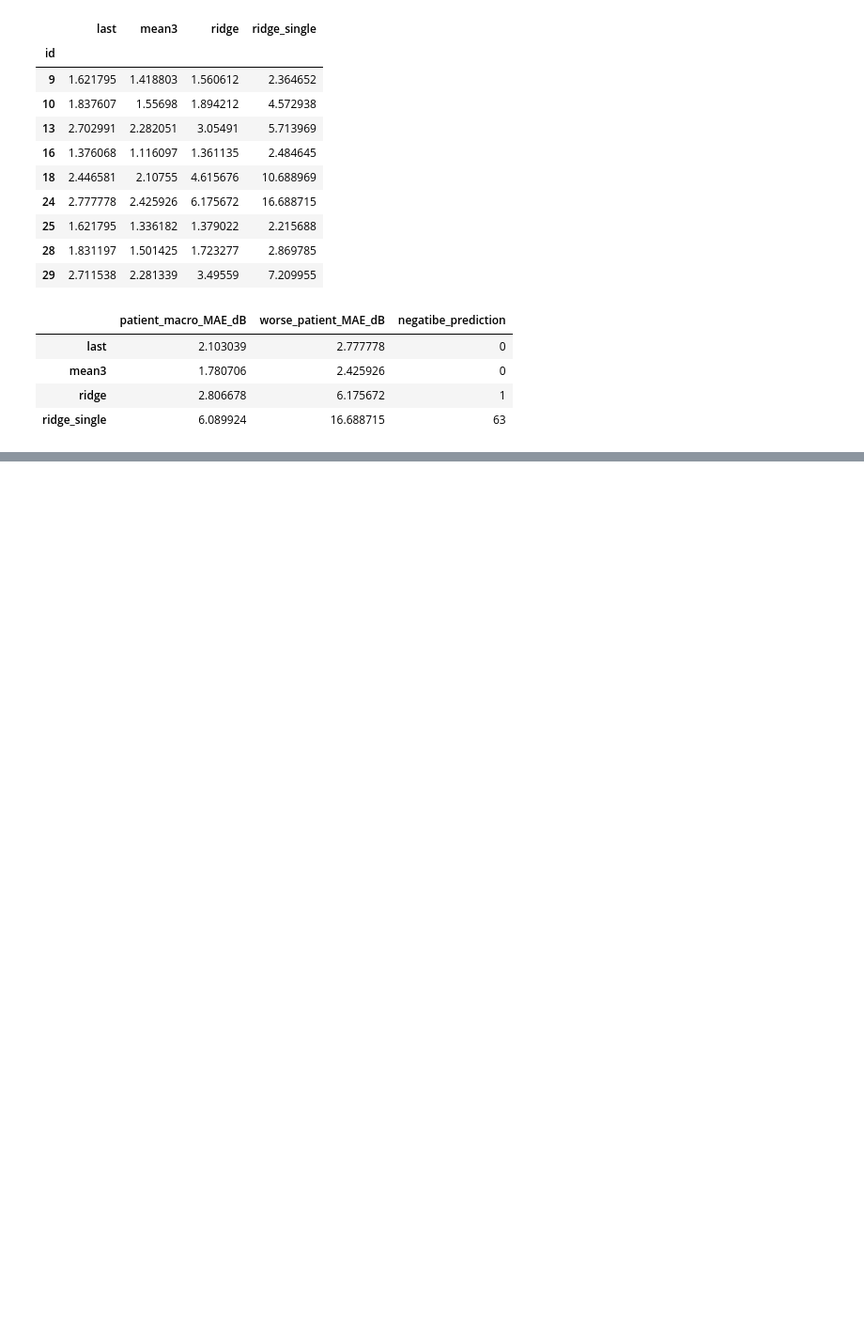
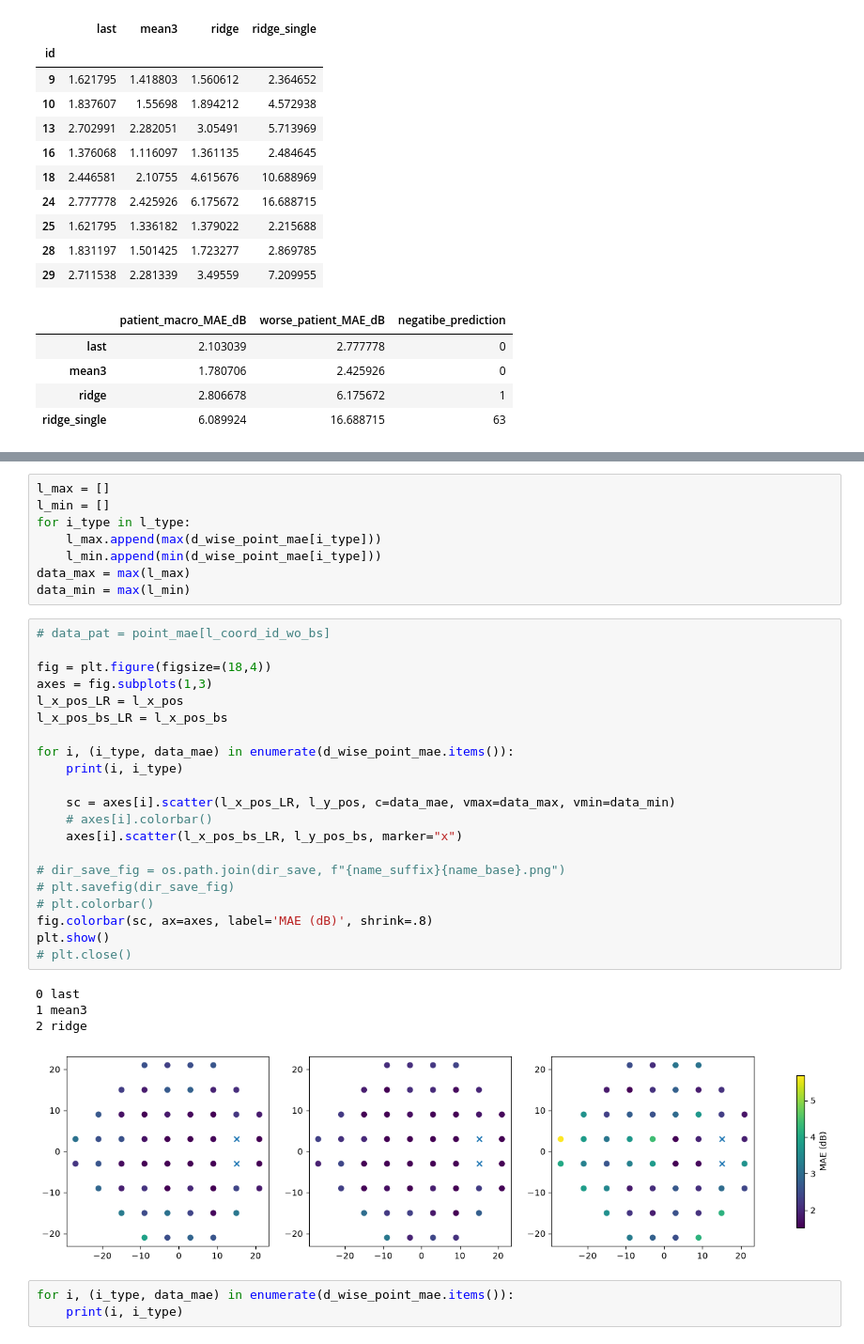
Before and after one commit to kuroganegames/biosignal_training, a Jupyter notebook: findex_halfday/try_hadlfday.ipynb, the cells around one changed output, grey strips where cells are left out. Shown at 94% size. Drawn from its saved outputs; the diff is of its cells as text; blank space fills up the shorter version.

```diff
--- a/findex_halfday/try_hadlfday.ipynb
+++ b/findex_halfday/try_hadlfday.ipynb
@@ -821,0 +900,37 @@ display(metrics)
+# %%
+l_max = []
+l_min = []
+for i_type in l_type:
+    l_max.append(max(d_wise_point_mae[i_type]))
+    l_min.append(min(d_wise_point_mae[i_type]))
+data_max = max(l_max)
+data_min = max(l_min)
+# %%
+# data_pat = point_mae[l_coord_id_wo_bs]
+
+fig = plt.figure(figsize=(18,4))
+axes = fig.subplots(1,3)
+l_x_pos_LR = l_x_pos
+l_x_pos_bs_LR = l_x_pos_bs
+
+for i, (i_type, data_mae) in enumerate(d_wise_point_mae.items()):
+    print(i, i_type)
+
+    sc = axes[i].scatter(l_x_pos_LR, l_y_pos, c=data_mae, vmax=data_max, vmin=data_min)
+    # axes[i].colorbar()
+    axes[i].scatter(l_x_pos_bs_LR, l_y_pos_bs, marker="x")
+
+# dir_save_fig = os.path.join(dir_save, f"{name_suffix}{name_base}.png")
+# plt.savefig(dir_save_fig)
+# plt.colorbar()
+fig.colorbar(sc, ax=axes, label='MAE (dB)', shrink=.8)
+plt.show()
+# plt.close()
+# %% [output]
+0 last
+1 mean3
+2 ridge
+[figure, added]
+# %%
+for i, (i_type, data_mae) in enumerate(d_wise_point_mae.items()):
+    print(i, i_type)
```
Also changed, not shown: parts of 9 cells of this notebook.
